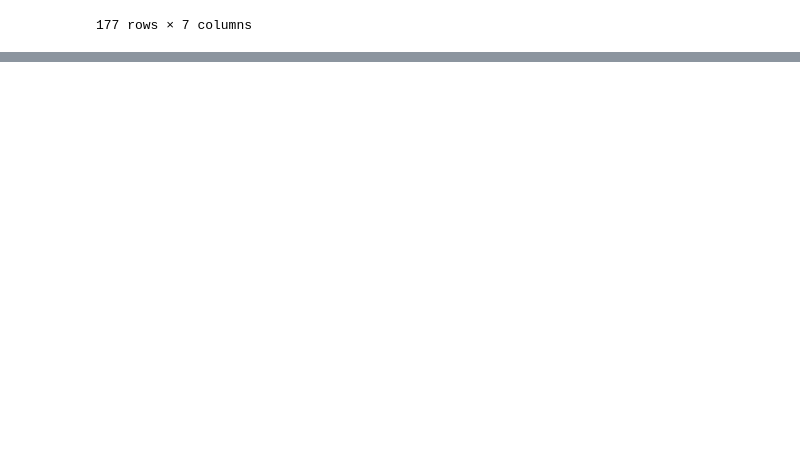
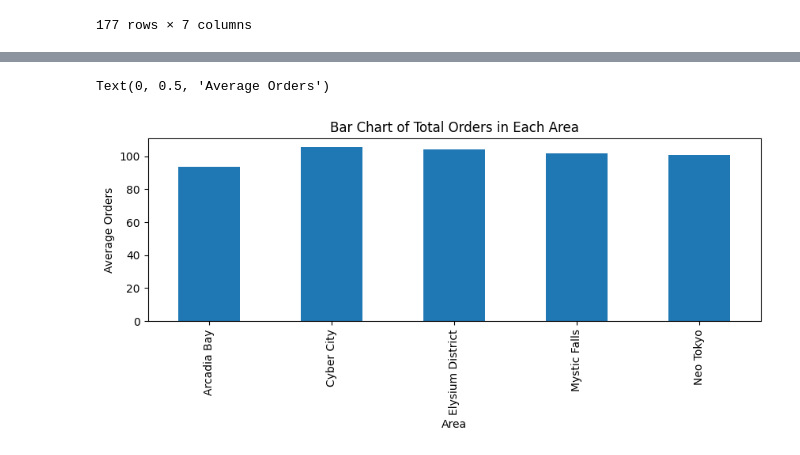
Before and after one commit to NishanLuhagun1/CafeDataAnalysis, a Jupyter notebook: Cafe_Analysis.ipynb, the cells around one changed output, grey strips where cells are left out. Drawn from its saved outputs; the diff is of its cells as text; code cells hidden in the pictures; blank space fills up the shorter version.

```diff
--- a/Cafe_Analysis.ipynb
+++ b/Cafe_Analysis.ipynb
@@ -124,3 +124,7 @@ Burger_buyers.sort_values(by="Orders", ascending=False).head(10)
 | 1937 | Elysium District | Burgers | Stealth Mode Mushroom | A grilled portobello cap with smo... | 2023-07-04 | 198 | Takeaway |
 | 220 | Cyber City | Burgers | Stealth Mode Mushroom | A grilled portobello cap with smo... | 2023-01-06 | 198 | Dining |
 | 651 | Neo Tokyo | Burgers | Next Level Veggie | A plant-based patty with grilled ... | 2023-09-30 | 197 | Online |
+# %%
+#Data Clenaing and Preparation
+df = df.rename(columns={'Foods':'Categories'})
+df.head(2)
@@ -126,0 +209,11 @@ Burger_buyers.sort_values(by="Orders", ascending=False).head(10)
+# %%
+#Creating a barchart
+plt.figure(figsize = (10,3))
+avg_order = df.groupby("Area")['Orders'].mean()
+avg_order.plot(kind ="bar")
+plt.title("Bar Chart of Total Orders in Each Area")
+plt.xlabel("Area")
+plt.ylabel("Average Orders")
+# %% [output]
+Text(0, 0.5, 'Average Orders')
+[figure, added]
```
Also changed, not shown: parts of 9 cells of this notebook.
